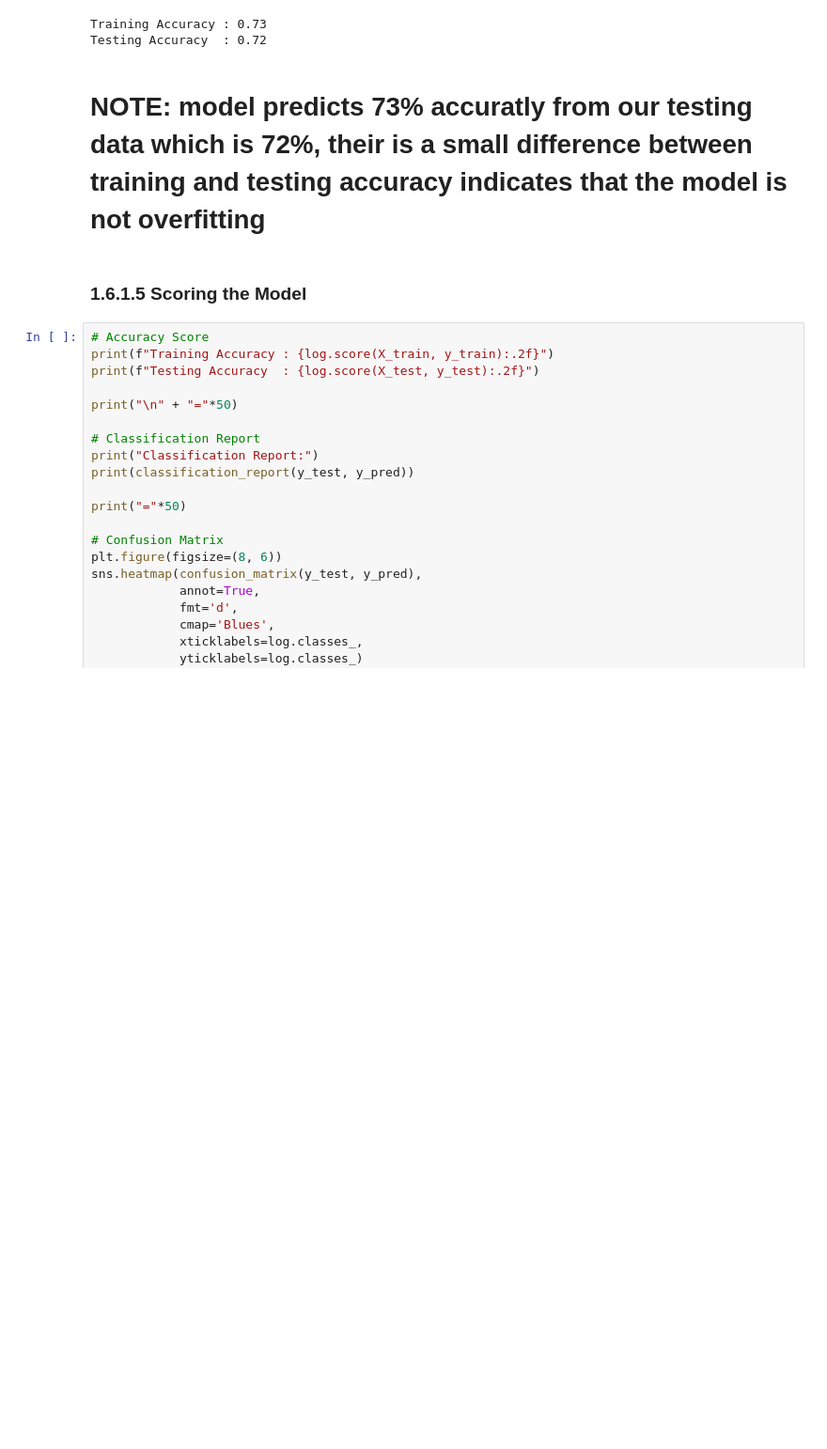
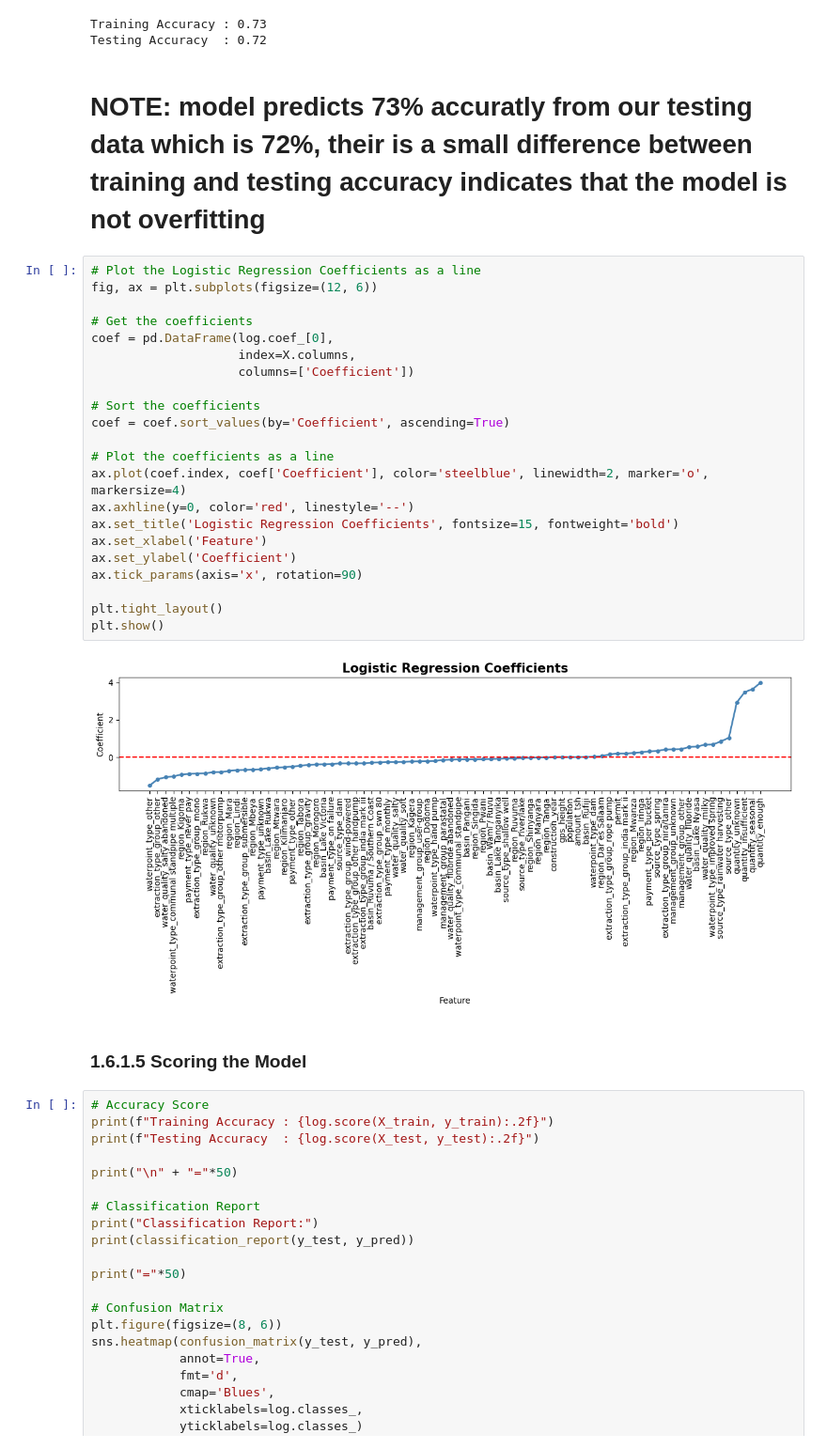
Before and after one commit to nduvawinnie/TANZANIAN_WATERWELL_PREDICTIVE_MODEL_REVIEW_1, a Jupyter notebook: PHASE_3_PROJECT/Tanzanian_water_wells.ipynb, the cells around one changed output. Shown at 94% size. Cells and saved outputs as stored; diff of their text form; blank space fills up the shorter version.

```diff
--- a/PHASE_3_PROJECT/Tanzanian_water_wells.ipynb
+++ b/PHASE_3_PROJECT/Tanzanian_water_wells.ipynb
@@ -1494,6 +1532,30 @@ Training Accuracy : 0.73
 Testing Accuracy  : 0.72
 # %% [markdown]
 # NOTE: model predicts 73% accuratly from our testing data which is 72%, their is a small difference between training and testing accuracy indicates that the model is not overfitting
+# %%
+# Plot the Logistic Regression Coefficients as a line
+fig, ax = plt.subplots(figsize=(12, 6))
+
+# Get the coefficients
+coef = pd.DataFrame(log.coef_[0],
+                    index=X.columns,
+                    columns=['Coefficient'])
+
+# Sort the coefficients
+coef = coef.sort_values(by='Coefficient', ascending=True)
+
+# Plot the coefficients as a line
+ax.plot(coef.index, coef['Coefficient'], color='steelblue', linewidth=2, marker='o', markersize=4)
+ax.axhline(y=0, color='red', linestyle='--')
+ax.set_title('Logistic Regression Coefficients', fontsize=15, fontweight='bold')
+ax.set_xlabel('Feature')
+ax.set_ylabel('Coefficient')
+ax.tick_params(axis='x', rotation=90)
+
+plt.tight_layout()
+plt.show()
+# %% [output]
+[figure, added]
 # %% [markdown]
 ### 1.6.1.5 Scoring the Model
 # %%
```
Also changed, not shown: parts of 32 cells of this notebook.
